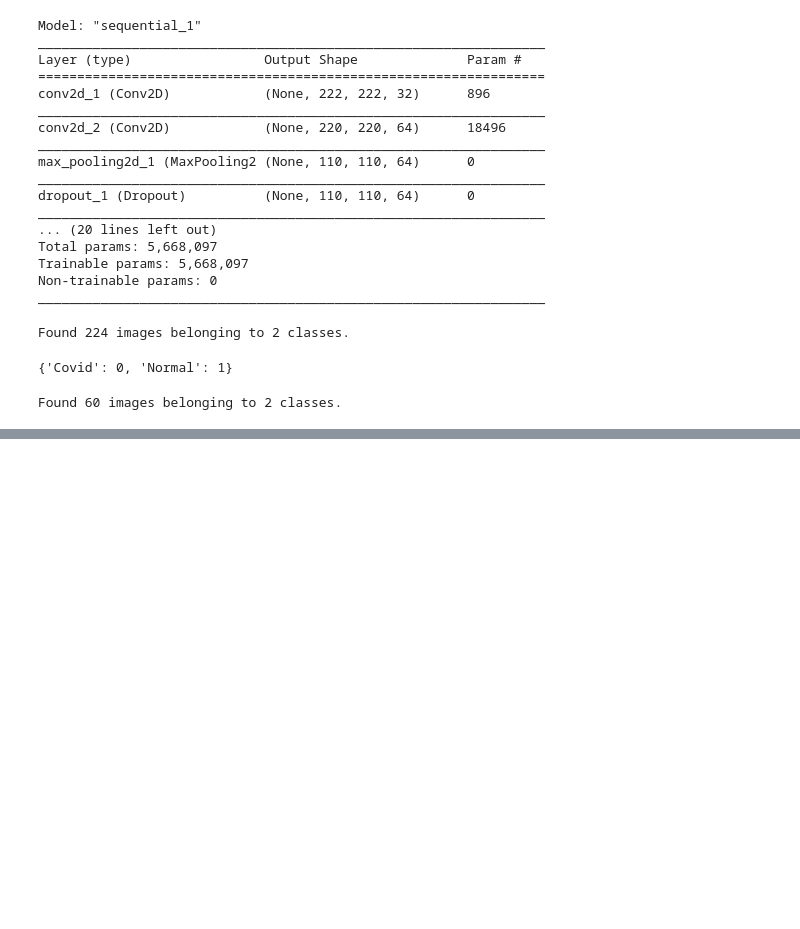
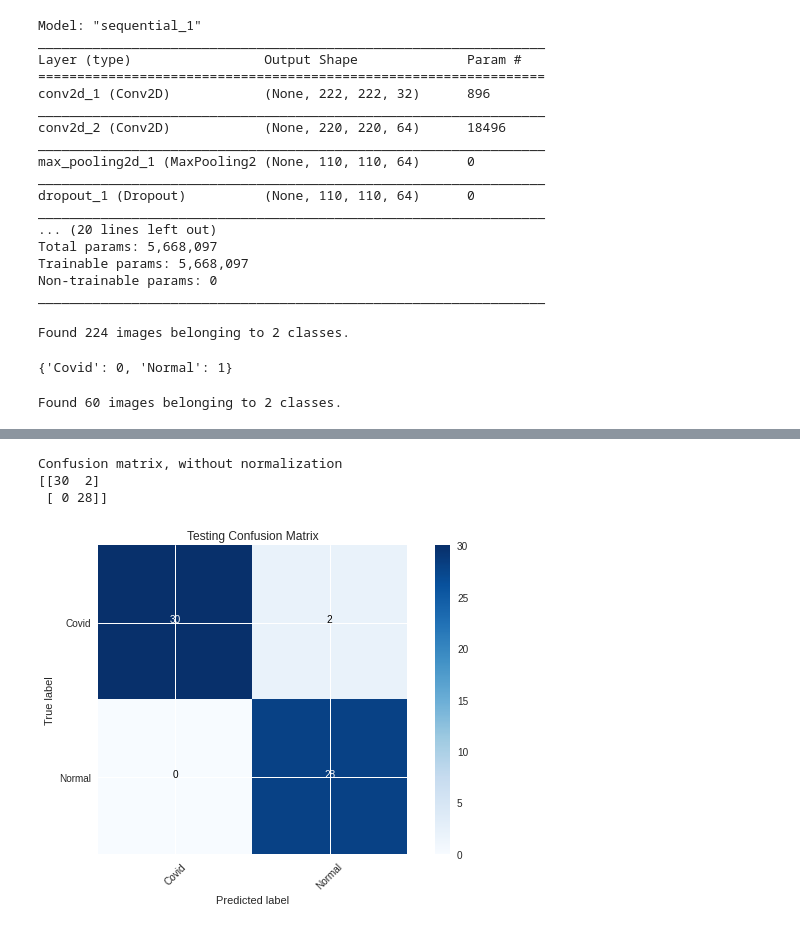
Before and after one commit to ShashankSinha98/Covid-19-Classifier-using-CNN, a Jupyter notebook: Covid_19_Classifier.ipynb, the cells around one changed output, grey strips where cells are left out. Cells and saved outputs as stored; diff of their text form; code cells hidden in the pictures; blank space fills up the shorter version.

```diff
--- a/Covid_19_Classifier.ipynb
+++ b/Covid_19_Classifier.ipynb
@@ -150,0 +266,19 @@ plt.show()
+# %%
+## Plot confusion Matrix
+dirs = Path(VAL_PATH).glob("*")
+test_imgs = []
+test_label = []
+for each_dir in dirs:
+
+  files = each_dir.glob("*")
+  for each_file in files:
+
+    img = image.load_img(each_file,target_size=(224,224))
+    img_arr = image.img_to_array(img)/255.0
+    test_imgs.append(img_arr)
+    if str(each_dir).split("/")[-1] == "Normal":
+      test_label.append(1)
+    else:
+      test_label.append(0)
+# %%
+test_imgs = np.array(test_imgs)
@@ -150,0 +289,3 @@ plt.show()
+# %%
+test_imgs,test_label = shuffle(test_imgs,test_label,random_state=2)
+preds = model.predict_classes(test_imgs)
@@ -150,0 +298,7 @@ plt.show()
+# %%
+plot_confusion_matrix(test_cnf_matrix,classes=["Covid","Normal"],title="Testing Confusion Matrix")
+# %% [output]
+Confusion matrix, without normalization
+[[30  2]
+ [ 0 28]]
+[figure, added]
```
Also changed, not shown: parts of 17 cells of this notebook.
